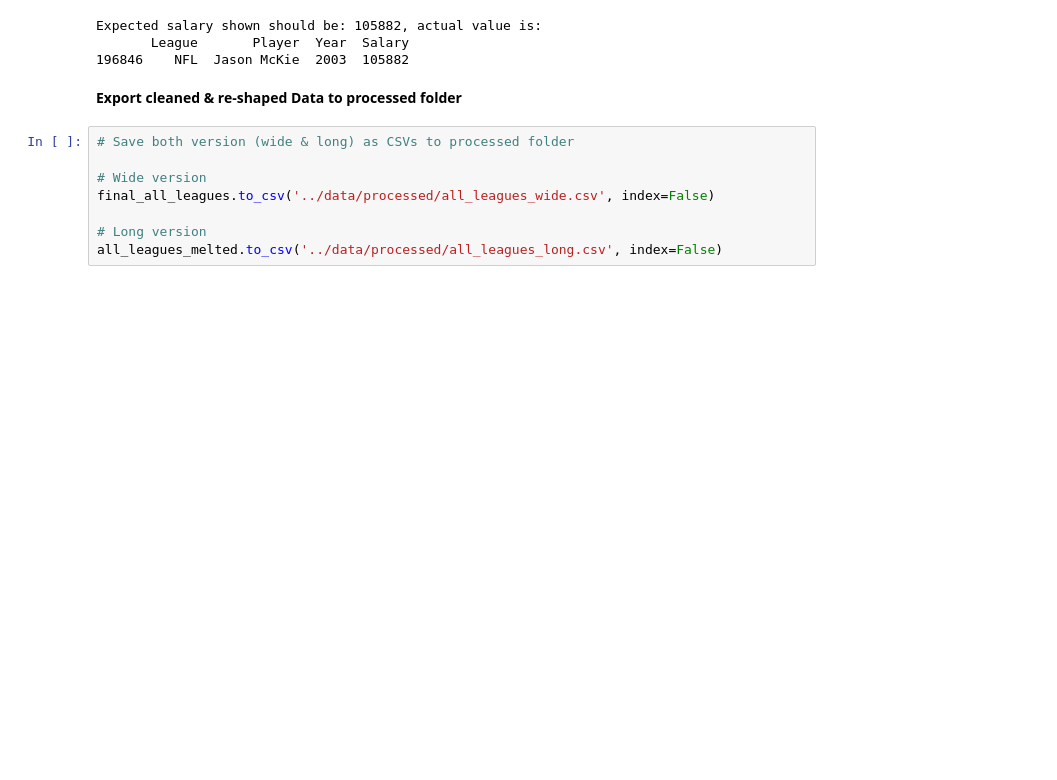
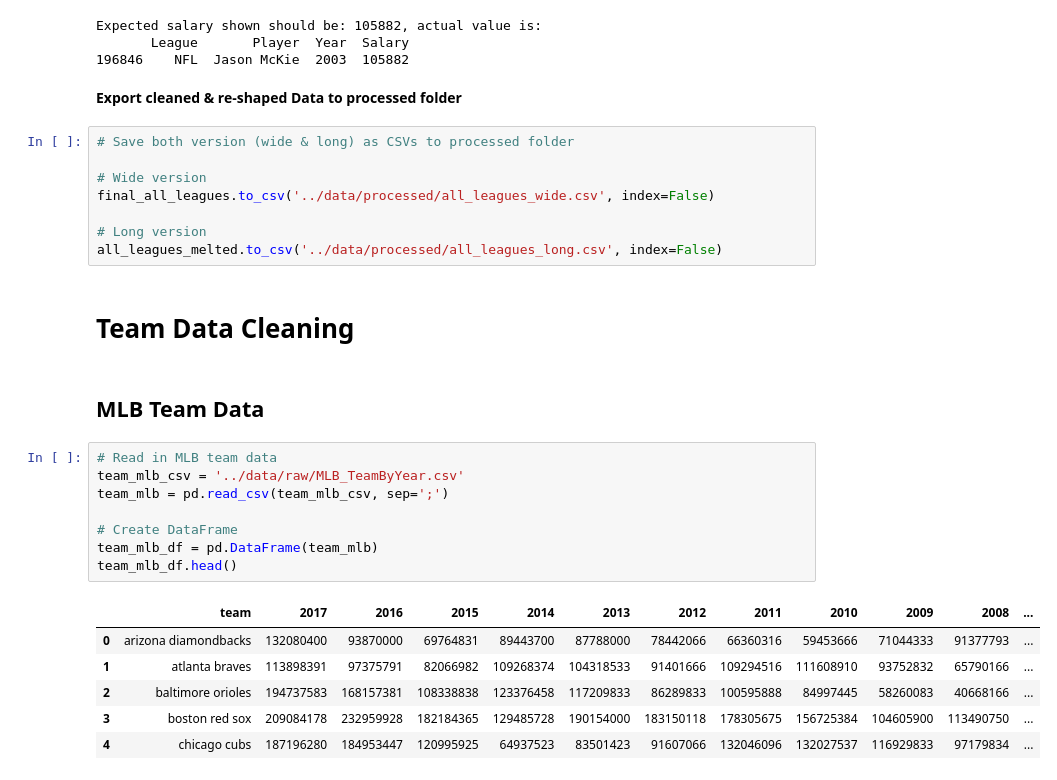
Before and after one commit to JP-Butler/Pro_Sports_Salary_Analysis, a Jupyter notebook: notebooks/data_cleaning.ipynb, the cells around one changed output. Drawn from its saved outputs; the diff is of its cells as text; blank space fills up the shorter version.

Commit message:
"adding TeamData cleaning, files read-in, periods removed, League column added"

```diff
--- a/notebooks/data_cleaning.ipynb
+++ b/notebooks/data_cleaning.ipynb
@@ -1120,3 +1121,22 @@ final_all_leagues.to_csv('../data/processed/all_leagues_wide.csv', index=False)
 
 # Long version
 all_leagues_melted.to_csv('../data/processed/all_leagues_long.csv', index=False)
+# %% [markdown]
+# Team Data Cleaning
+# %% [markdown]
+## MLB Team Data
+# %%
+# Read in MLB team data
+team_mlb_csv = '../data/raw/MLB_TeamByYear.csv'
+team_mlb = pd.read_csv(team_mlb_csv, sep=';')
+
+# Create DataFrame
+team_mlb_df = pd.DataFrame(team_mlb)
+team_mlb_df.head()
+# %% [output]
+|  | team | 2017 | 2016 | 2015 | 2014 | 2013 | 2012 | 2011 | 2010 | 2009 | 2008 | ... |
+| 0 | arizona diamondbacks | 132080400 | 93870000 | 69764831 | 89443700 | 87788000 | 78442066 | 66360316 | 59453666 | 71044333 | 91377793 | ... |
+| 1 | atlanta braves | 113898391 | 97375791 | 82066982 | 109268374 | 104318533 | 91401666 | 109294516 | 111608910 | 93752832 | 65790166 | ... |
+| 2 | baltimore orioles | 194737583 | 168157381 | 108338838 | 123376458 | 117209833 | 86289833 | 100595888 | 84997445 | 58260083 | 40668166 | ... |
+| 3 | boston red sox | 209084178 | 232959928 | 182184365 | 129485728 | 190154000 | 183150118 | 178305675 | 156725384 | 104605900 | 113490750 | ... |
+| 4 | chicago cubs | 187196280 | 184953447 | 120995925 | 64937523 | 83501423 | 91607066 | 132046096 | 132027537 | 116929833 | 97179834 | ... |
```
Also changed, not shown: parts of 21 cells of this notebook.
